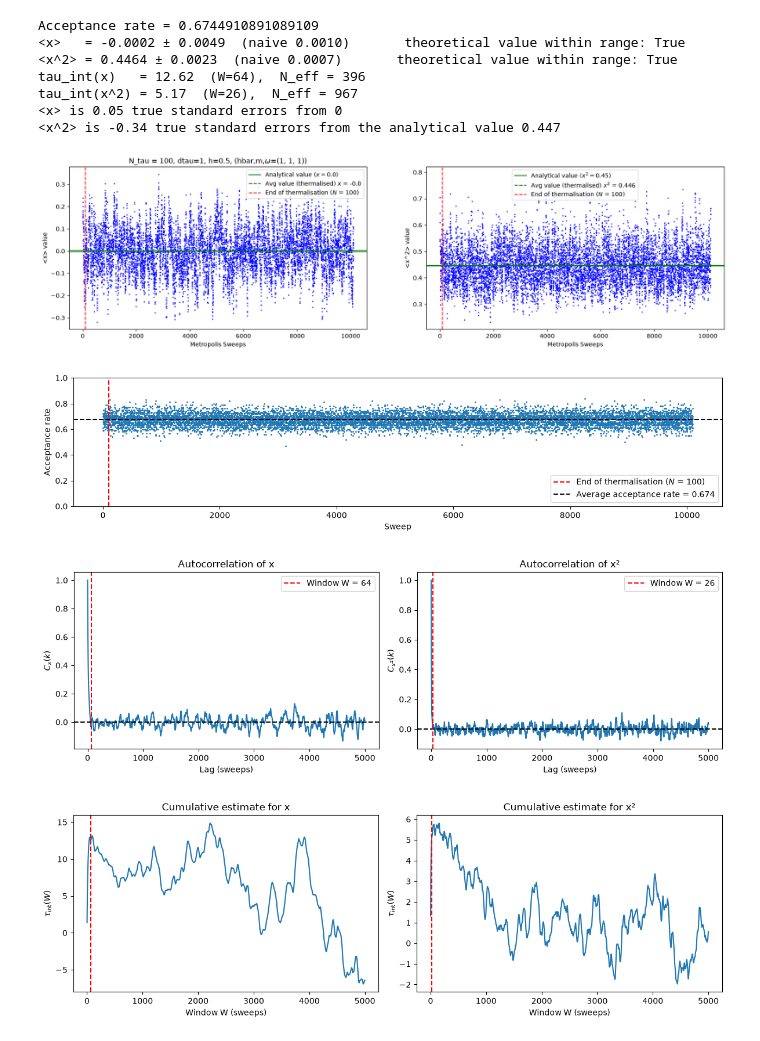
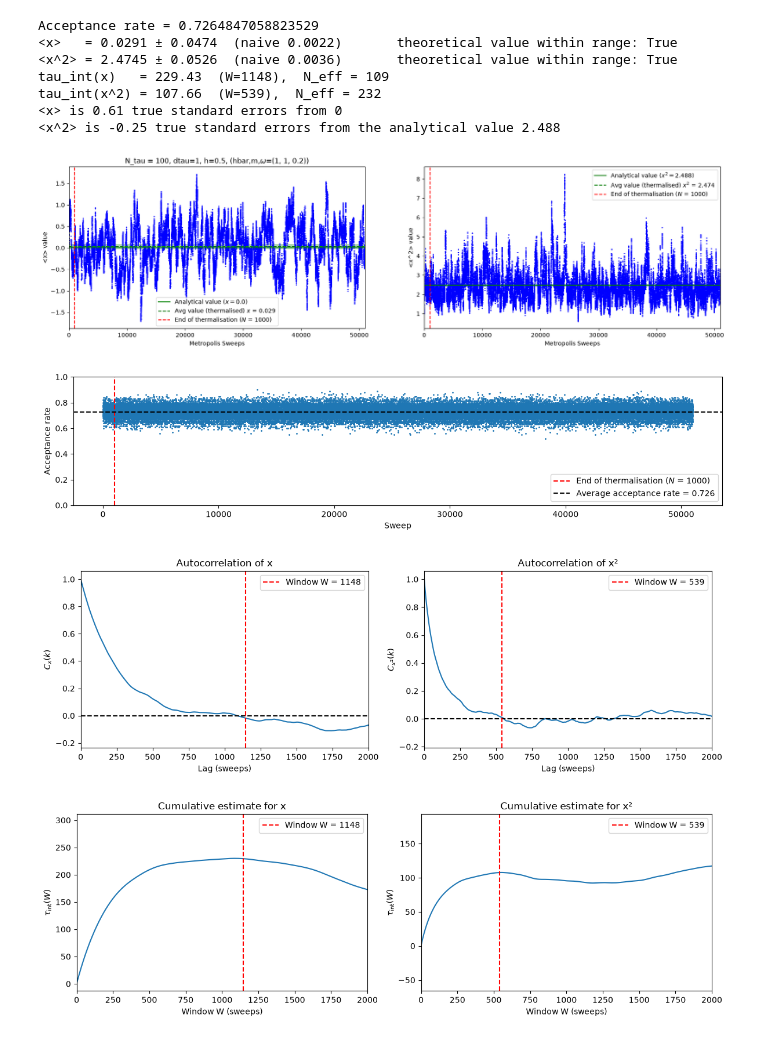
Before and after one commit to phillyyymcd/SHP_QuantumHarmonicOscillator, a Jupyter notebook: SHP_structured.ipynb, the cells around one changed output. Drawn from its saved outputs; the diff is of its cells as text; code cells hidden in the pictures.

```diff
--- a/SHP_structured.ipynb
+++ b/SHP_structured.ipynb
@@ -101,7 +101,7 @@ def integrated_auto_correlation(a, c=5):
 h = 0.5 #step size
 
 m = 1
-omega = 1
+omega = 0.2
 hbar = 1
 
 N_tau = 100 #size of the lattice
@@ -111,9 +111,8 @@ m_tilde  = m * delta_tau #ensuring dimensionless varianbles
 h_tilde = hbar * delta_tau
 omega_tilde = omega * delta_tau
 
-#beta = 10
-N_therm = 100 #how many of the first sweeps are discarded
-N_sweeps = 10000 #how many passes are repeated
+N_therm = 1000 #how many of the first sweeps are discarded
+N_sweeps = 50000 #how many passes are repeated
 
 #Initialising
 x = []
@@ -169,49 +168,50 @@ ax[0].plot(sweeps, x, 'o', color="blue", markersize=1)
 ax[0].set_xlabel("Metropolis Sweeps")
 ax[0].set_ylabel("<x> value")
 #ax[0].set_ylim(-0.25, 0.25)
+ax[0].set_xlim(0, N_therm + N_sweeps)
 ax[0].axhline(y=x_analytical, color='g', linestyle='-', label = f"Analytical value ($x={x_analytical}$)")
 ax[0].axhline(y=np.mean(x_thermalised), color='g', linestyle='--', label = f"Avg value (thermalised) $x$ = {np.round(np.mean(x_thermalised), decimals=3)}")
 ax[0].axvline(N_therm, color='r', linestyle='--', label = f"End of thermalisation ($N$ = {N_therm})")
 ax[0].set_title(rf"N_tau = {N_tau}, dtau={delta_tau}, h={h}, (hbar,m,$\omega$={hbar, m, omega})")
 ax[0].legend()
 
 ax[1].plot(sweeps, x_2, 'o', color="blue", markersize=1)
 ax[1].set_xlabel("Metropolis Sweeps")
 ax[1].set_ylabel("<x^2> value")
 #ax[1].set_ylim(0.4, 0.6)
-ax[1].axhline(y=x_2_analytical, color='g', linestyle='-', label = f"Analytical value ($x^2={np.round(x_2_analytical, 2)}$)")
+ax[1].set_xlim(0, N_therm + N_sweeps)
+ax[1].axhline(y=x_2_analytical, color='g', linestyle='-', label = f"Analytical value ($x^2={np.round(x_2_analytical, 3)}$)")
 ax[1].axhline(y=np.mean(x_2_thermalised), color='g', linestyle='--', label = f"Avg value (thermalised) $x^2$ = {np.round(np.mean(x_2_thermalised), decimals=3)}")
 ax[1].axvline(N_therm, color='r', linestyle='--', label = f"End of thermalisation ($N$ = {N_therm})")
 ax[1].legend()
 
 #error bands
 ax[0].axhspan(x_mean - x_true_error, x_mean + x_true_error, color="green", alpha=0.3)
 ax[1].axhspan(x_2_mean - x_2_true_error, x_2_mean + x_2_true_error, color="green", alpha=0.3)
 
 # Acceptance rate
 plt.figure(figsize=(12,3))
 plt.plot(total_acc_rate, '.', markersize=2)
 plt.axvline(N_therm, color='red', linestyle='--', label = f"End of thermalisation ($N$ = {N_therm})")
 plt.axhline(np.mean(total_acc_rate), linestyle='--', color='black', label=f"Average acceptance rate = {np.round(np.mean(total_acc_rate), decimals=3)}")
 plt.ylim(0,1)
 plt.xlabel("Sweep")
 plt.ylabel("Acceptance rate")
 plt.legend()
 
 plt.tight_layout()
 plt.show()
 # %% [output]
-Acceptance rate = 0.6744910891089109
-<x>   = -0.0002 ± 0.0049  (naive 0.0010)       theoretical value within range: True
-<x^2> = 0.4464 ± 0.0023  (naive 0.0007)       theoretical value within range: True
-tau_int(x)   = 12.62  (W=64),  N_eff = 396
-tau_int(x^2) = 5.17  (W=26),  N_eff = 967
-<x> is 0.05 true standard errors from 0
-<x^2> is -0.34 true standard errors from the analytical value 0.447
+Acceptance rate = 0.7264847058823529
+<x>   = 0.0291 ± 0.0474  (naive 0.0022)       theoretical value within range: True
+<x^2> = 2.4745 ± 0.0526  (naive 0.0036)       theoretical value within range: True
+tau_int(x)   = 229.43  (W=1148),  N_eff = 109
+tau_int(x^2) = 107.66  (W=539),  N_eff = 232
+<x> is 0.61 true standard errors from 0
+<x^2> is -0.25 true standard errors from the analytical value 2.488
-[figure, old version]
+[figure, new version]
-[figure, old version]
+[figure, new version]
 # %%
-
 fig, ax = plt.subplots(1, 2, figsize=(12, 4))
 
 ax[0].plot(np.arange(len(C_x)), C_x)
@@ -220,13 +220,14 @@ ax[0].axvline(W_x, color="red", linestyle="--",
               label=f"Window W = {W_x}")
 ax[0].set_xlabel("Lag (sweeps)")
 ax[0].set_ylabel(r"$C_x(k)$")
+ax[0].set_xlim(0, 2000)
 ax[0].set_title("Autocorrelation of x")
 ax[0].legend()
 
 ax[1].plot(np.arange(len(C_x_2)), C_x_2)
 ax[1].axhline(0, color="black", linestyle="--")
-ax[1].axvline(W_x_2, color="red", linestyle="--",
-              label=f"Window W = {W_x_2}")
+ax[1].axvline(W_x_2, color="red", linestyle="--", label=f"Window W = {W_x_2}")
+ax[1].set_xlim(0, 2000)
 ax[1].set_xlabel("Lag (sweeps)")
 ax[1].set_ylabel(r"$C_{x^2}(k)$")
 ax[1].set_title("Autocorrelation of x²")
@@ -235,26 +236,30 @@ ax[1].legend()
 plt.tight_layout()
 plt.show()
 # %% [output]
-[figure, old version]
+[figure, new version]
 # %%
 fig, ax = plt.subplots(1, 2, figsize=(12, 4))
 
 ax[0].plot(np.arange(1, len(tau_run_x) + 1),tau_run_x)
-ax[0].axvline(W_x, color="red", linestyle="--")
+ax[0].axvline(W_x, color="red", linestyle="--", label=f"Window W = {W_x}")
 ax[0].set_xlabel("Window W (sweeps)")
+ax[0].set_xlim(0, 2000)
 ax[0].set_ylabel(r"$\tau_{\mathrm{int}}(W)$")
 ax[0].set_title("Cumulative estimate for x")
+ax[0].legend()
 
 ax[1].plot(np.arange(1, len(tau_run_x_2) + 1), tau_run_x_2)
-ax[1].axvline(W_x_2, color="red", linestyle="--")
+ax[1].axvline(W_x_2, color="red", linestyle="--", label=f"Window W = {W_x_2}")
 ax[1].set_xlabel("Window W (sweeps)")
+ax[1].set_xlim(0, 2000)
 ax[1].set_ylabel(r"$\tau_{\mathrm{int}}(W)$")
 ax[1].set_title("Cumulative estimate for x²")
+ax[1].legend()
 
 plt.tight_layout()
 plt.show()
 # %% [output]
-[figure, old version]
+[figure, new version]
 # %%
 x_thermalised = np.asarray(x[N_therm:])
 x2_thermalised = np.asarray(x_2[N_therm:])
```
Also changed, not shown: parts of 3 cells of this notebook.
